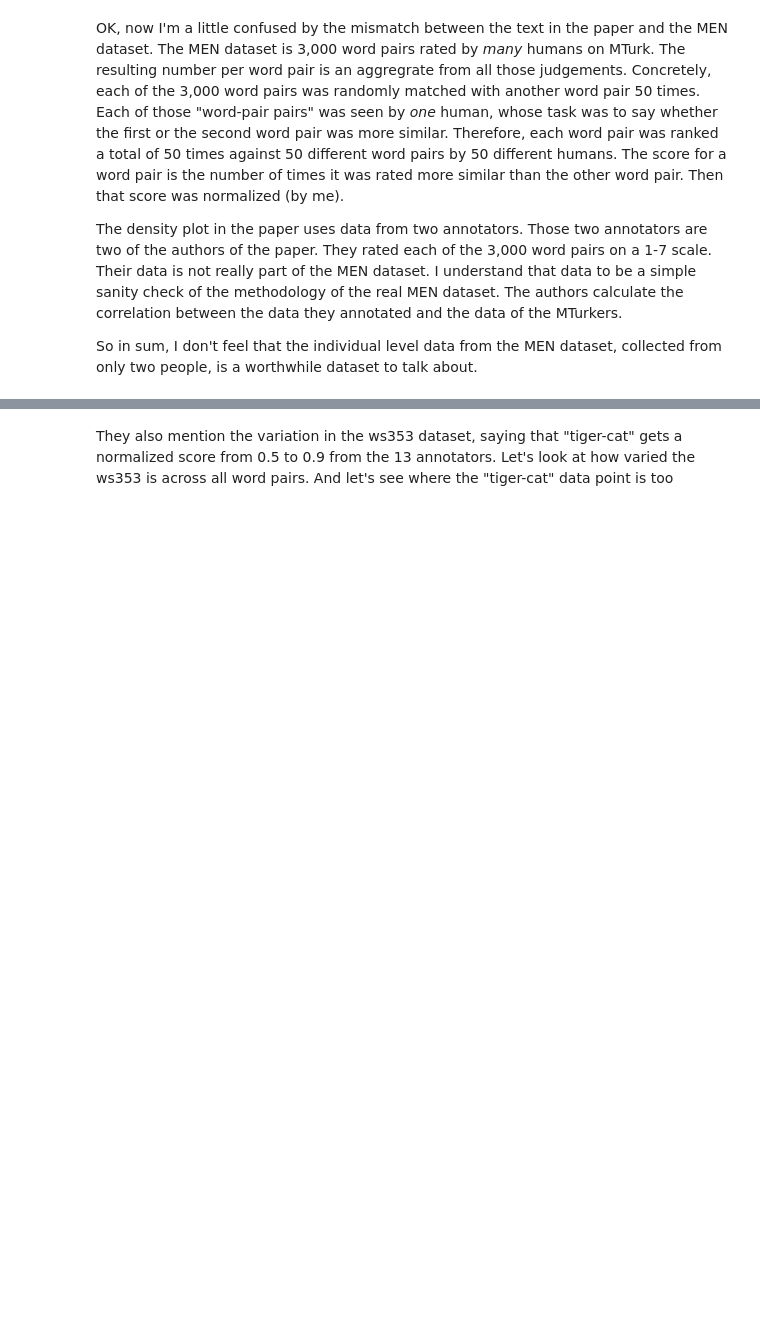
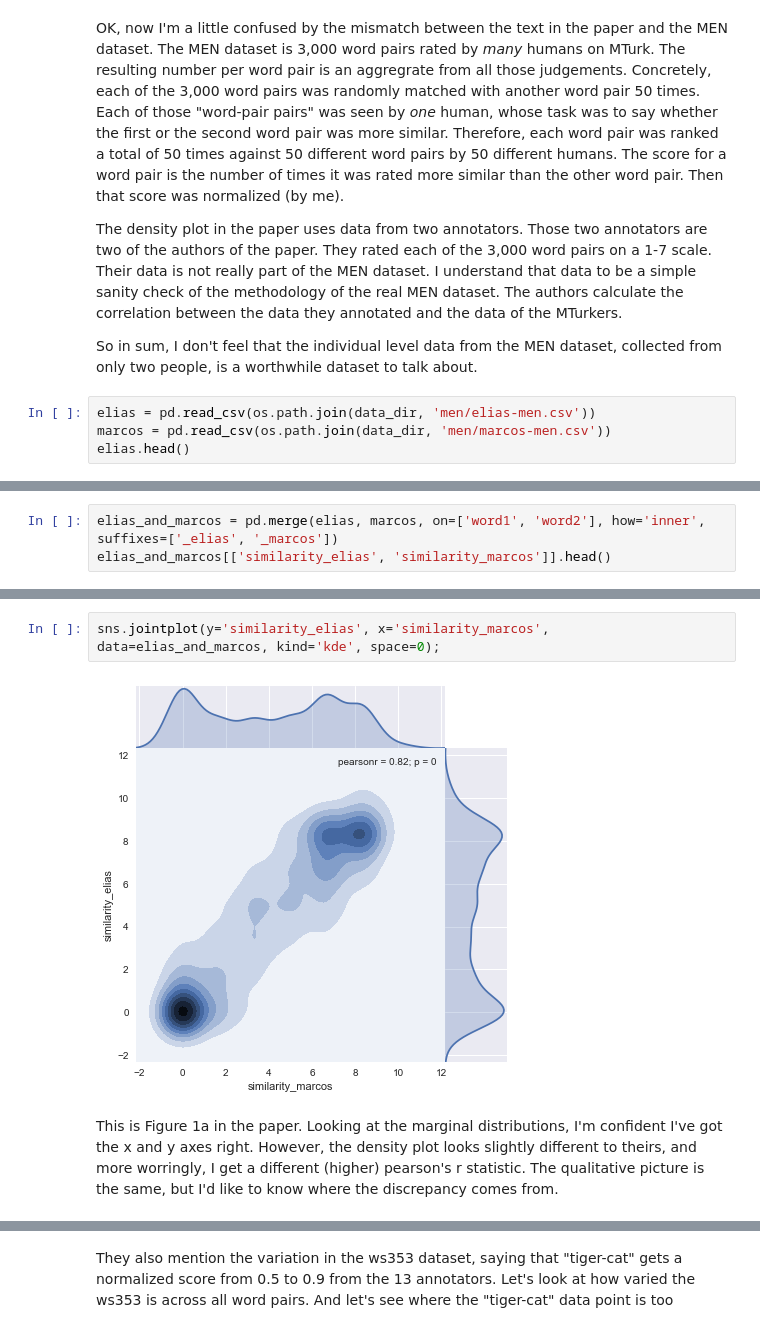
Before and after one commit to geoffbacon/eval, a Jupyter notebook: scripts/Batchkarov-et-al-2015.ipynb, the cells around one changed output, grey strips where cells are left out. Cells and saved outputs as stored; diff of their text form; blank space fills up the shorter version.

```diff
--- a/scripts/Batchkarov-et-al-2015.ipynb
+++ b/scripts/Batchkarov-et-al-2015.ipynb
@@ -146,3 +146,7 @@ OK, now I'm a little confused by the mismatch between the text in the paper and
 The density plot in the paper uses data from two annotators. Those two annotators are two of the authors of the paper. They rated each of the 3,000 word pairs on a 1-7 scale. Their data is not really part of the MEN dataset. I understand that data to be a simple sanity check of the methodology of the real MEN dataset. The authors calculate the correlation between the data they annotated and the data of the MTurkers.
 
 So in sum, I don't feel that the individual level data from the MEN dataset, collected from only two people, is a worthwhile dataset to talk about.
+# %%
+elias = pd.read_csv(os.path.join(data_dir, 'men/elias-men.csv'))
+marcos = pd.read_csv(os.path.join(data_dir, 'men/marcos-men.csv'))
+elias.head()
@@ -148,0 +160,3 @@ So in sum, I don't feel that the individual level data from the MEN dataset, col
+# %%
+elias_and_marcos = pd.merge(elias, marcos, on=['word1', 'word2'], how='inner', suffixes=['_elias', '_marcos'])
+elias_and_marcos[['similarity_elias', 'similarity_marcos']].head()
@@ -148,0 +170,6 @@ So in sum, I don't feel that the individual level data from the MEN dataset, col
+# %%
+sns.jointplot(y='similarity_elias', x='similarity_marcos', data=elias_and_marcos, kind='kde', space=0);
+# %% [output]
+[figure, added]
+# %% [markdown]
+This is Figure 1a in the paper. Looking at the marginal distributions, I'm confident I've got the x and y axes right. However, the density plot looks slightly different to theirs, and more worringly, I get a different (higher) pearson's r statistic. The qualitative picture is the same, but I'd like to know where the discrepancy comes from.
```
Also changed, not shown: parts of 8 cells of this notebook.
